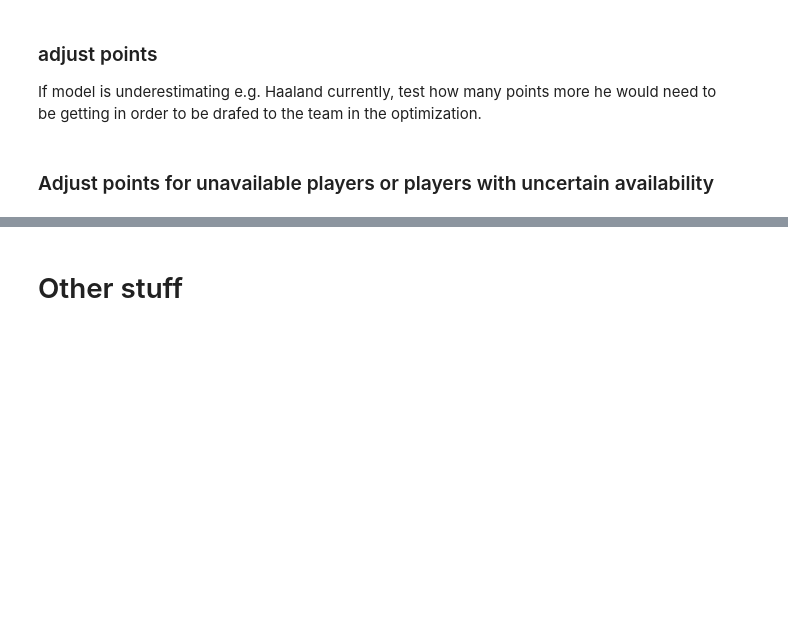
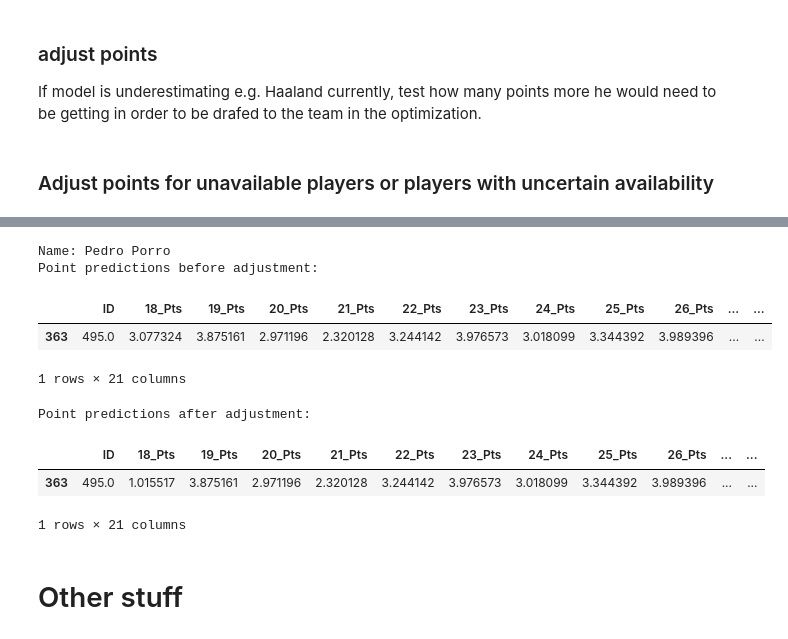
Before and after one commit to jaksticks/Fantasy-Premier-League, a Jupyter notebook: season24_25/notebooks/fplreview_style_projection_data.ipynb, the cells around one changed output, grey strips where cells are left out. Drawn from its saved outputs; the diff is of its cells as text; code cells hidden in the pictures; blank space fills up the shorter version.

```diff
--- a/season24_25/notebooks/fplreview_style_projection_data.ipynb
+++ b/season24_25/notebooks/fplreview_style_projection_data.ipynb
@@ -166,2 +289,12 @@ adjust_points_via_weights(player_id=338, gameweeks=[17,18,19], weights=[0.25,0.5
 # %%
-adjust_points_via_weights(player_id=491, gameweeks=[17], weights=[0.4])
+adjust_points_via_weights(player_id=495, gameweeks=[18], weights=[0.33])
+# %% [output]
+Name: Pedro Porro
+Point predictions before adjustment:
+|  | ID | 18_Pts | 19_Pts | 20_Pts | 21_Pts | 22_Pts | 23_Pts | 24_Pts | 25_Pts | 26_Pts | ... | ... |
+| 363 | 495.0 | 3.077324 | 3.875161 | 2.971196 | 2.320128 | 3.244142 | 3.976573 | 3.018099 | 3.344392 | 3.989396 | ... | ... |
+1 rows × 21 columns
+Point predictions after adjustment:
+|  | ID | 18_Pts | 19_Pts | 20_Pts | 21_Pts | 22_Pts | 23_Pts | 24_Pts | 25_Pts | 26_Pts | ... | ... |
+| 363 | 495.0 | 1.015517 | 3.875161 | 2.971196 | 2.320128 | 3.244142 | 3.976573 | 3.018099 | 3.344392 | 3.989396 | ... | ... |
+1 rows × 21 columns
```
Also changed, not shown: parts of 22 cells of this notebook, 7 other files.
